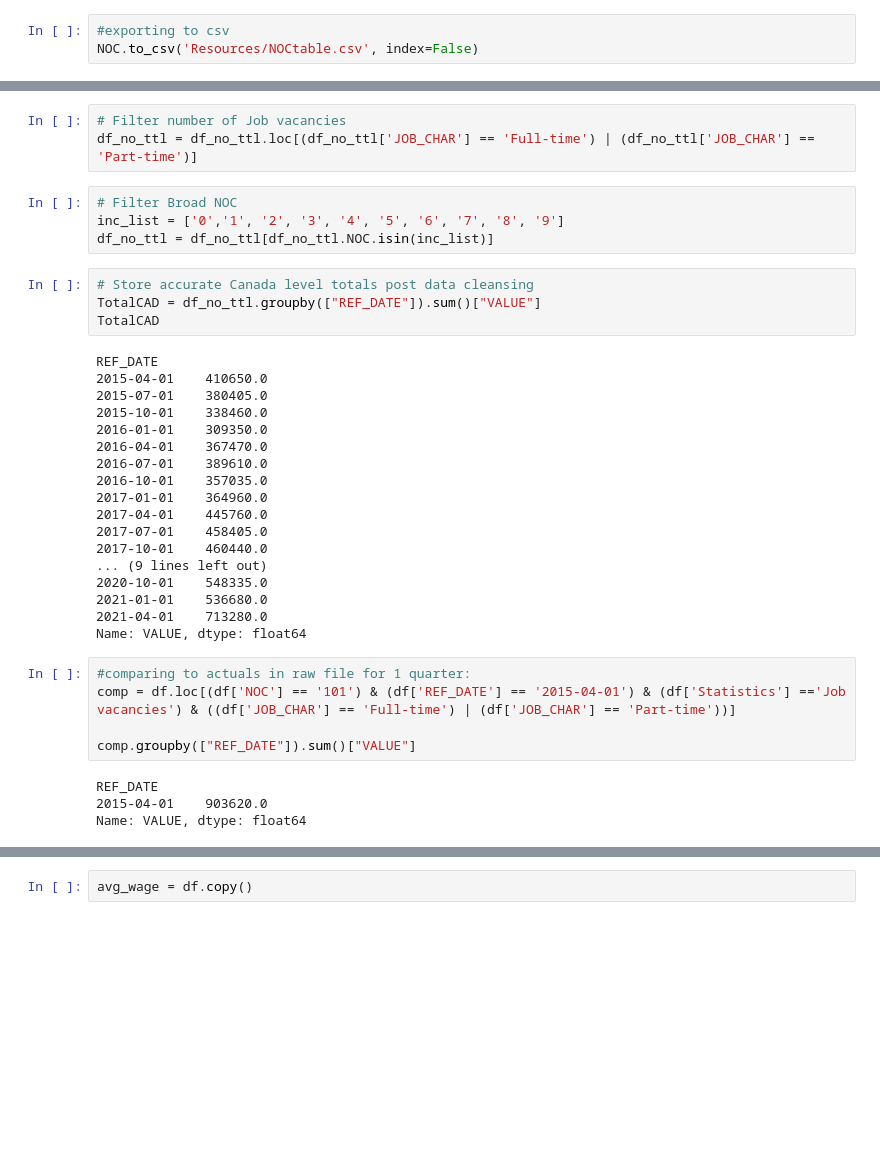
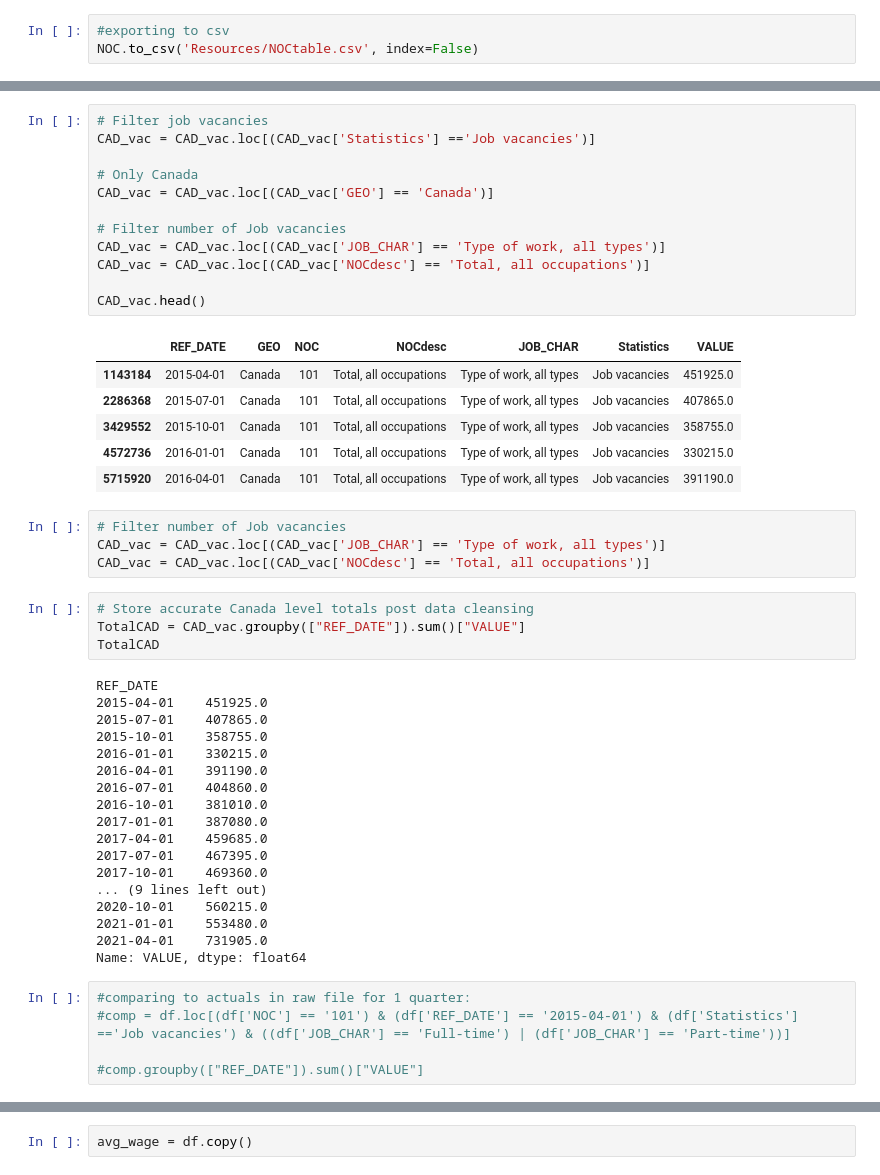
Before and after one commit to alecngai/Predicting_Canadian_Job_Vacancies, a Jupyter notebook: Database/Data_Cleanse_for_DBLoad.ipynb, the cells around one changed output, grey strips where cells are left out. Drawn from its saved outputs; the diff is of its cells as text; blank space fills up the shorter version.

```diff
--- a/Database/Data_Cleanse_for_DBLoad.ipynb
+++ b/Database/Data_Cleanse_for_DBLoad.ipynb
@@ -278,38 +241,50 @@ df_no_ttl.sample(n=3)
-# %%
-# Filter number of Job vacancies
-df_no_ttl = df_no_ttl.loc[(df_no_ttl['JOB_CHAR'] == 'Full-time') | (df_no_ttl['JOB_CHAR'] == 'Part-time')]
-# %%
-# Filter Broad NOC
-inc_list = ['0','1', '2', '3', '4', '5', '6', '7', '8', '9']
-df_no_ttl = df_no_ttl[df_no_ttl.NOC.isin(inc_list)]
+# %%
+# Filter job vacancies
+CAD_vac = CAD_vac.loc[(CAD_vac['Statistics'] =='Job vacancies')]
+
+# Only Canada
+CAD_vac = CAD_vac.loc[(CAD_vac['GEO'] == 'Canada')]
+
+# Filter number of Job vacancies
+CAD_vac = CAD_vac.loc[(CAD_vac['JOB_CHAR'] == 'Type of work, all types')]
+CAD_vac = CAD_vac.loc[(CAD_vac['NOCdesc'] == 'Total, all occupations')]
+
+CAD_vac.head()
+# %% [output]
+|  | REF_DATE | GEO | NOC | NOCdesc | JOB_CHAR | Statistics | VALUE |
+| 1143184 | 2015-04-01 | Canada | 101 | Total, all occupations | Type of work, all types | Job vacancies | 451925.0 |
+| 2286368 | 2015-07-01 | Canada | 101 | Total, all occupations | Type of work, all types | Job vacancies | 407865.0 |
+| 3429552 | 2015-10-01 | Canada | 101 | Total, all occupations | Type of work, all types | Job vacancies | 358755.0 |
+| 4572736 | 2016-01-01 | Canada | 101 | Total, all occupations | Type of work, all types | Job vacancies | 330215.0 |
+| 5715920 | 2016-04-01 | Canada | 101 | Total, all occupations | Type of work, all types | Job vacancies | 391190.0 |
+# %%
+# Filter number of Job vacancies
+CAD_vac = CAD_vac.loc[(CAD_vac['JOB_CHAR'] == 'Type of work, all types')]
+CAD_vac = CAD_vac.loc[(CAD_vac['NOCdesc'] == 'Total, all occupations')]
 # %%
 # Store accurate Canada level totals post data cleansing
-TotalCAD = df_no_ttl.groupby(["REF_DATE"]).sum()["VALUE"]
+TotalCAD = CAD_vac.groupby(["REF_DATE"]).sum()["VALUE"]
 TotalCAD
 # %% [output]
 REF_DATE
-2015-04-01    410650.0
-2015-07-01    380405.0
-2015-10-01    338460.0
-2016-01-01    309350.0
-2016-04-01    367470.0
-2016-07-01    389610.0
-2016-10-01    357035.0
-2017-01-01    364960.0
-2017-04-01    445760.0
-2017-07-01    458405.0
-2017-10-01    460440.0
+2015-04-01    451925.0
+2015-07-01    407865.0
+2015-10-01    358755.0
+2016-01-01    330215.0
+2016-04-01    391190.0
+2016-07-01    404860.0
+2016-10-01    381010.0
+2017-01-01    387080.0
+2017-04-01    459685.0
+2017-07-01    467395.0
+2017-10-01    469360.0
 ... (9 lines left out)
-2020-10-01    548335.0
-2021-01-01    536680.0
-2021-04-01    713280.0
+2020-10-01    560215.0
+2021-01-01    553480.0
+2021-04-01    731905.0
 Name: VALUE, dtype: float64
 # %%
 #comparing to actuals in raw file for 1 quarter:
-comp = df.loc[(df['NOC'] == '101') & (df['REF_DATE'] == '2015-04-01') & (df['Statistics'] =='Job vacancies') & ((df['JOB_CHAR'] == 'Full-time') | (df['JOB_CHAR'] == 'Part-time'))]
+#comp = df.loc[(df['NOC'] == '101') & (df['REF_DATE'] == '2015-04-01') & (df['Statistics'] =='Job vacancies') & ((df['JOB_CHAR'] == 'Full-time') | (df['JOB_CHAR'] == 'Part-time'))]
 
-comp.groupby(["REF_DATE"]).sum()["VALUE"]
+#comp.groupby(["REF_DATE"]).sum()["VALUE"]
-# %% [output]
-REF_DATE
-2015-04-01    903620.0
-Name: VALUE, dtype: float64
```
Also changed, not shown: parts of 25 cells of this notebook, 1 other file.
